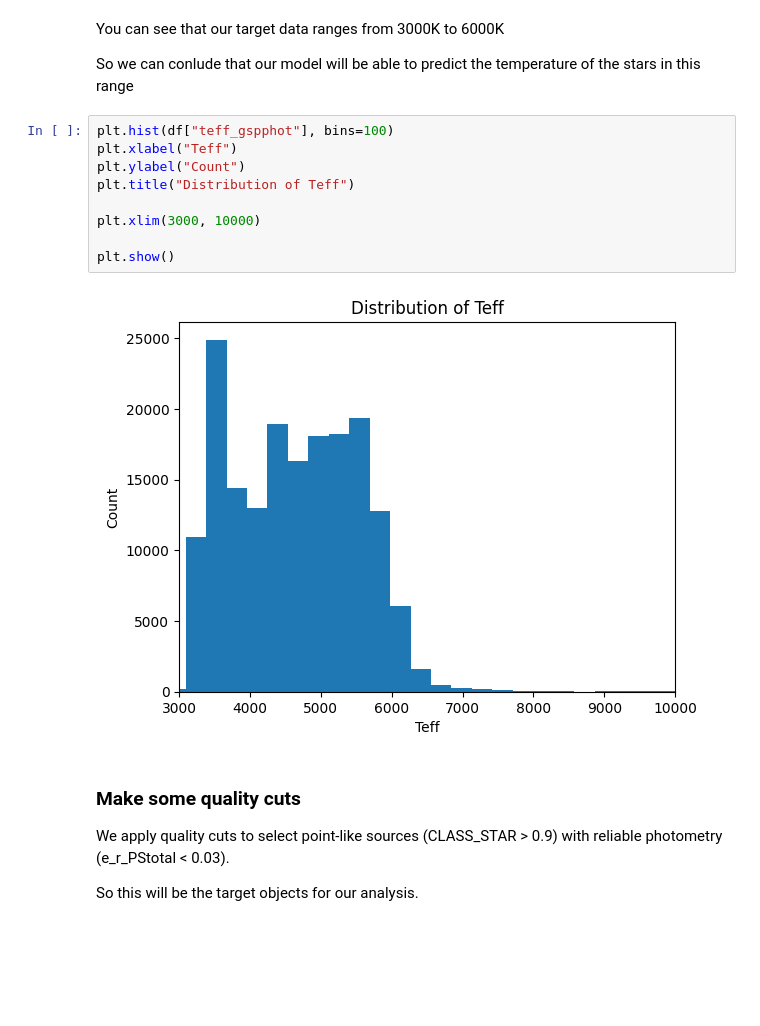
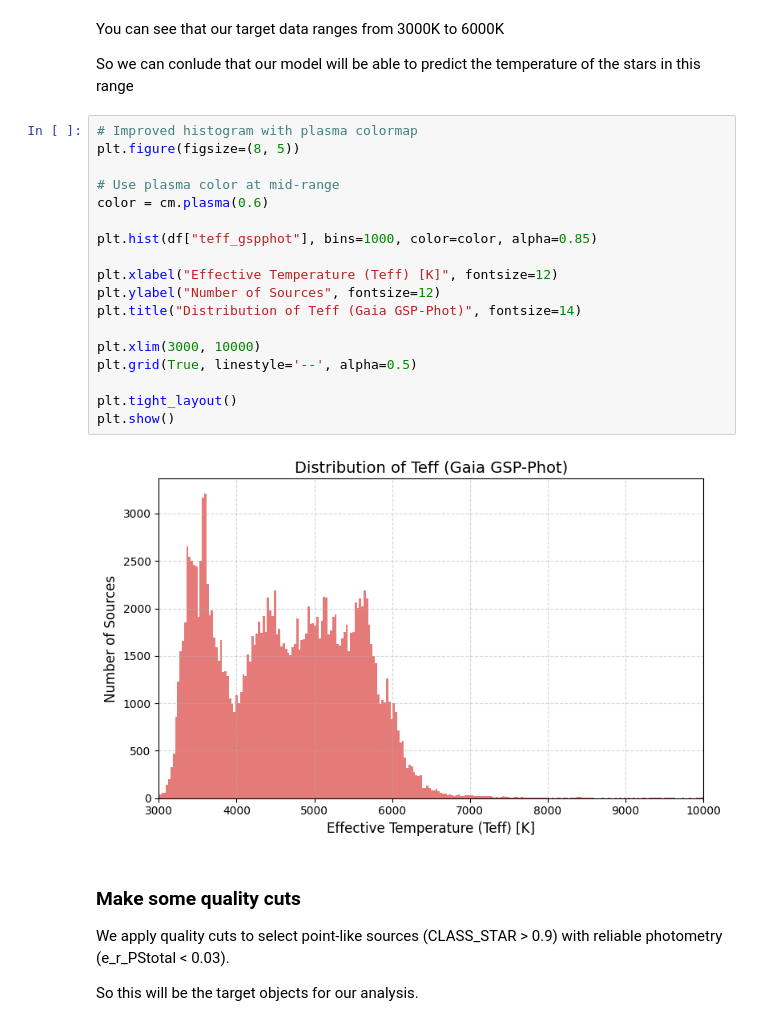
Before and after one commit to Schwarzam/XI-LAPIS-ML-astrocatalogs, a Jupyter notebook: workshop.ipynb, the cells around one changed output. Cells and saved outputs as stored; diff of their text form; blank space fills up the shorter version.

```diff
--- a/workshop.ipynb
+++ b/workshop.ipynb
@@ -44,17 +36,26 @@ plt.show()
 You can see that our target data ranges from 3000K to 6000K
 
 So we can conlude that our model will be able to predict the temperature of the stars in this range
-# %%
-plt.hist(df["teff_gspphot"], bins=100)
-plt.xlabel("Teff")
-plt.ylabel("Count")
-plt.title("Distribution of Teff")
-
-plt.xlim(3000, 10000)
-
-plt.show()
-# %% [output]
-[figure, removed]
+# %%
+# Improved histogram with plasma colormap
+plt.figure(figsize=(8, 5))
+
+# Use plasma color at mid-range
+color = cm.plasma(0.6)
+
+plt.hist(df["teff_gspphot"], bins=1000, color=color, alpha=0.85)
+
+plt.xlabel("Effective Temperature (Teff) [K]", fontsize=12)
+plt.ylabel("Number of Sources", fontsize=12)
+plt.title("Distribution of Teff (Gaia GSP-Phot)", fontsize=14)
+
+plt.xlim(3000, 10000)
+plt.grid(True, linestyle='--', alpha=0.5)
+
+plt.tight_layout()
+plt.show()
+# %% [output]
+[figure, added]
 # %% [markdown]
 ### Make some quality cuts
 
```
Also changed, not shown: parts of 16 cells of this notebook.
